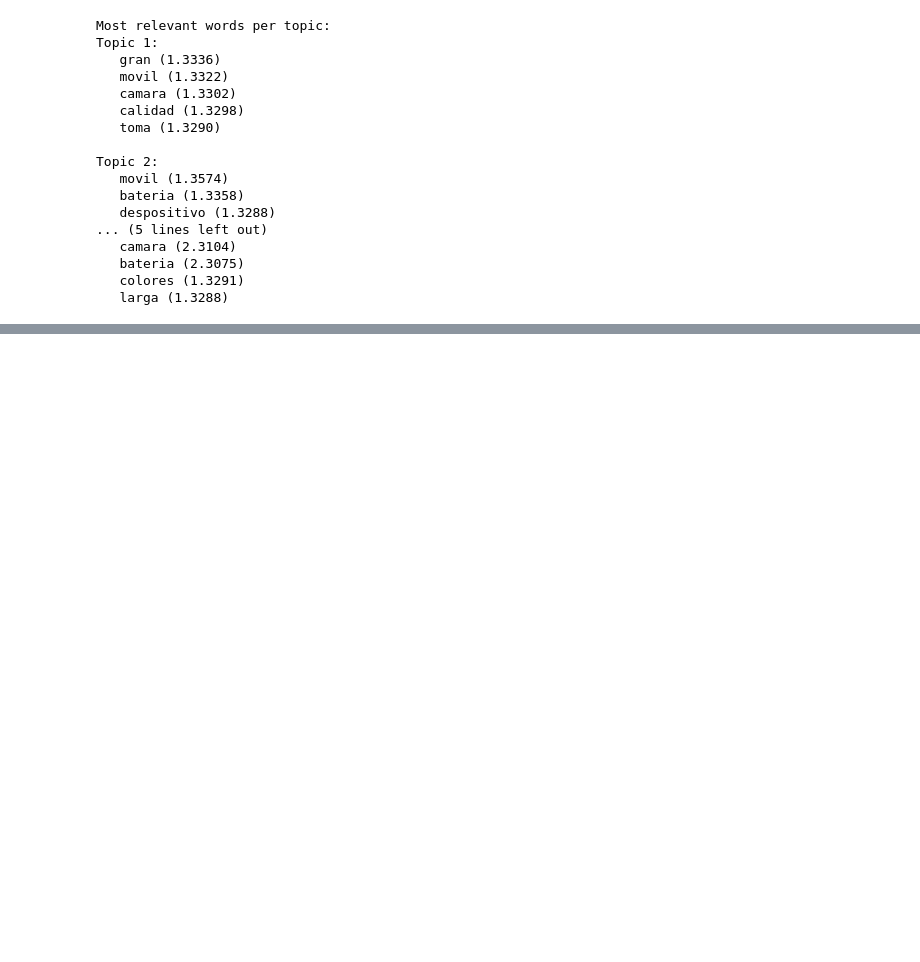
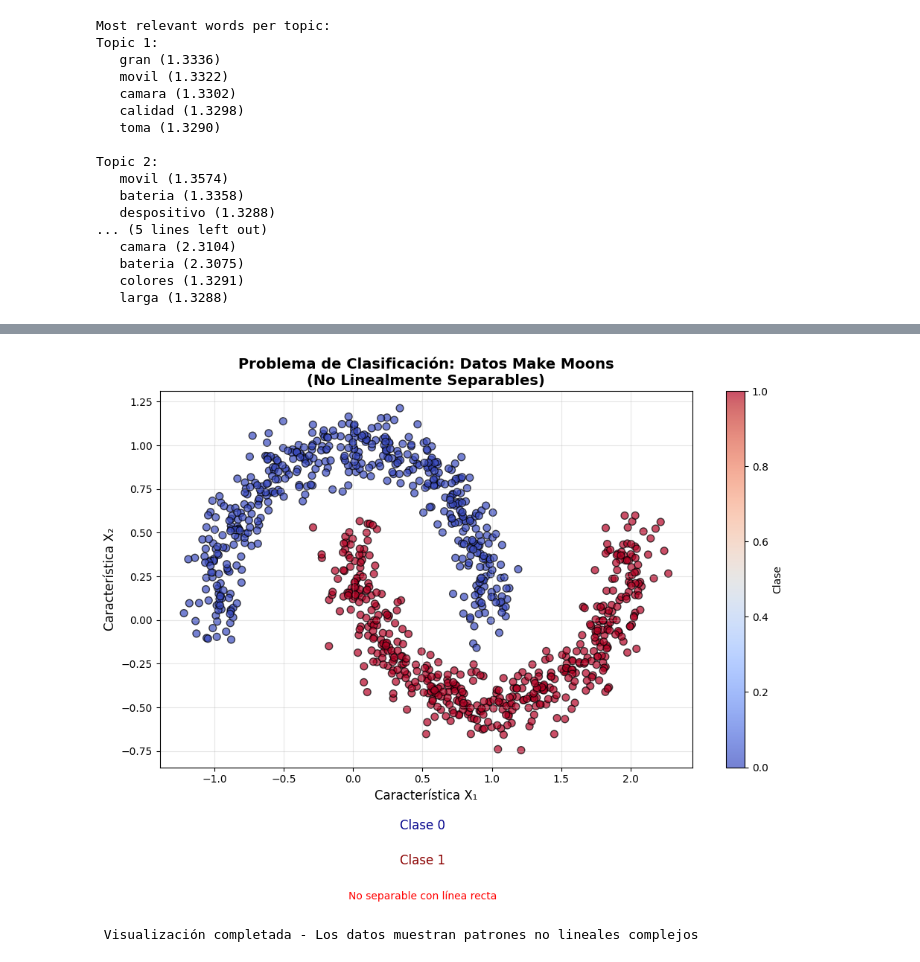
Before and after one commit to alanPalma25/sic-2025-python-ai, a Jupyter notebook: ia_module/classnotes.ipynb, the cells around one changed output, grey strips where cells are left out. Saved outputs shown, nothing was run; the diff lists cells and outputs as text; code cells hidden in the pictures; blank space fills up the shorter version.

```diff
--- a/ia_module/classnotes.ipynb
+++ b/ia_module/classnotes.ipynb
@@ -932,0 +995,33 @@ Topic 2:
+# %%
+# Creamos una visualización de los datos
+plt.figure(figsize=(10, 8))
+
+# Scatter plot donde coloreamos según la clase (0 o 1)
+scatter = plt.scatter(X_np[:, 0],
+                     X_np[:, 1],
+                     c=y_np,
+                     cmap='coolwarm',
+                     alpha=0.7,
+                     edgecolors='black',
+                     s=50)
+
+# Configuramos el gráfico
+plt.colorbar(scatter, label='Clase')
+plt.title('Problema de Clasificación: Datos Make Moons\n(No Linealmente Separables)',
+          fontsize=14, fontweight='bold')
+plt.xlabel('Característica X₁', fontsize=12)
+plt.ylabel('Característica X₂', fontsize=12)
+plt.grid(True, alpha=0.3)
+
+# Añadimos anotaciones explicativas
+plt.text(0.5, -1.2, 'Clase 0', fontsize=12, ha='center', color='darkblue')
+plt.text(0.5, -1.4, 'Clase 1', fontsize=12, ha='center', color='darkred')
+plt.text(0.5, -1.6, 'No separable con línea recta', fontsize=10, ha='center', color='red')
+
+plt.tight_layout()
+plt.show()
+
+print("\n Visualización completada - Los datos muestran patrones no lineales complejos")
+# %% [output]
+[figure, added]
+ Visualización completada - Los datos muestran patrones no lineales complejos
```
Also changed, not shown: parts of 3 cells of this notebook, 1 other file.
